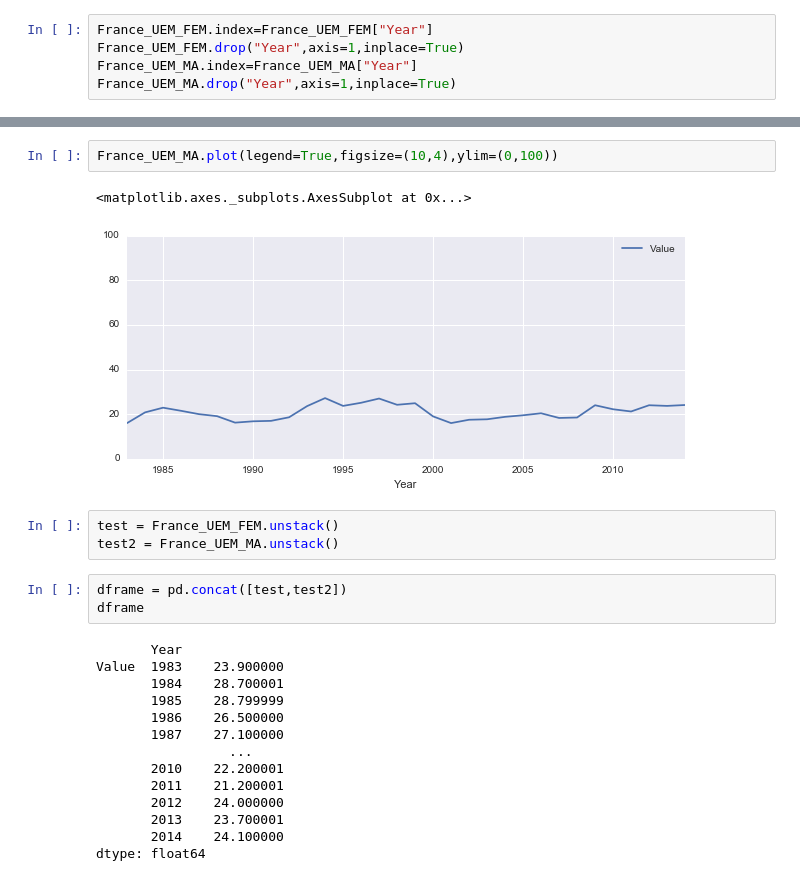
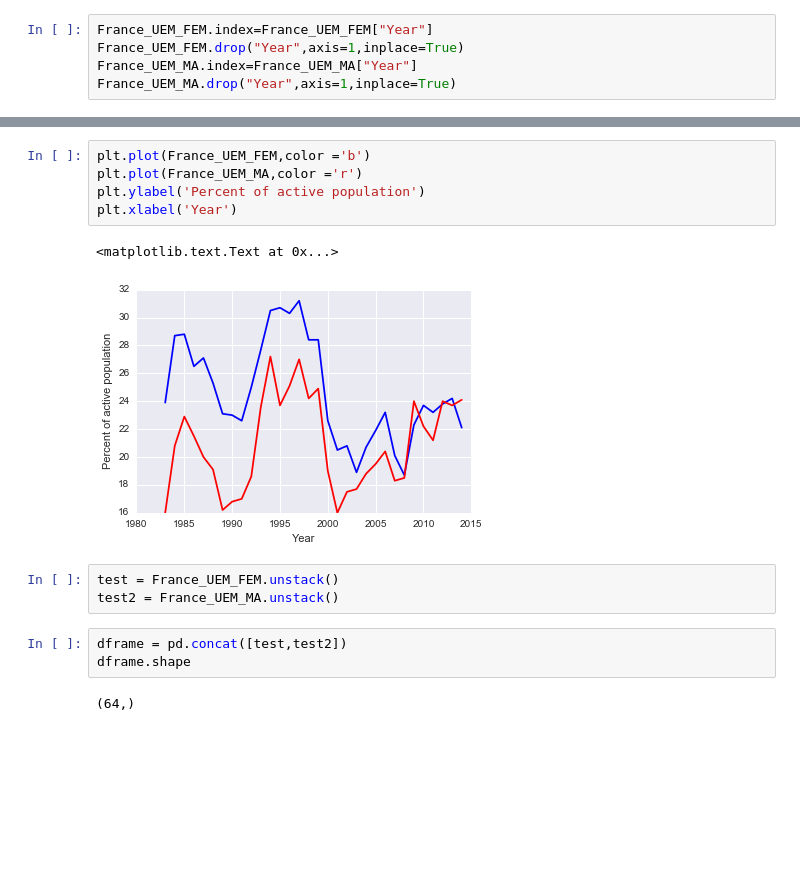
Before and after one commit to JGregoir/EuroDev, a Jupyter notebook: EuroDevUnemployment.ipynb, the cells around one changed output, grey strips where cells are left out. Cells and saved outputs as stored; diff of their text form; blank space fills up the shorter version.

Commit message:
0.1 - Unemp - dual plot FEM MA

```diff
--- a/EuroDevUnemployment.ipynb
+++ b/EuroDevUnemployment.ipynb
@@ -36,25 +36,16 @@ France_UEM_FEM.plot(legend=True,figsize=(10,4),ylim=(0,100))
-# %%
-France_UEM_MA.plot(legend=True,figsize=(10,4),ylim=(0,100))
-# %% [output]
-<matplotlib.axes._subplots.AxesSubplot at 0x...>
-[figure, removed]
+# %%
+plt.plot(France_UEM_FEM,color ='b')
+plt.plot(France_UEM_MA,color ='r')
+plt.ylabel('Percent of active population')
+plt.xlabel('Year')
+# %% [output]
+<matplotlib.text.Text at 0x...>
+[figure, added]
 # %%
 test = France_UEM_FEM.unstack()
 test2 = France_UEM_MA.unstack()
 # %%
 dframe = pd.concat([test,test2])
-dframe
+dframe.shape
 # %% [output]
-       Year
-Value  1983    23.900000
-       1984    28.700001
-       1985    28.799999
-       1986    26.500000
-       1987    27.100000
-                 ...
-       2010    22.200001
-       2011    21.200001
-       2012    24.000000
-       2013    23.700001
-       2014    24.100000
-dtype: float64
+(64,)
```
Also changed, not shown: parts of 2 cells of this notebook.
